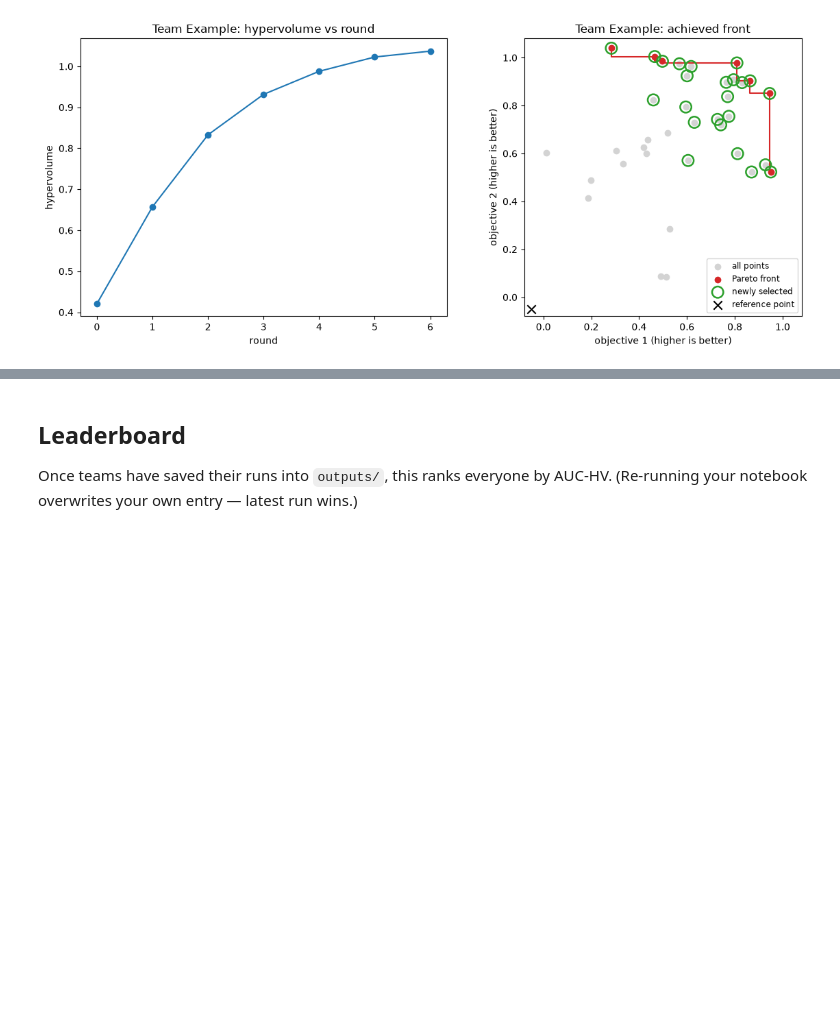
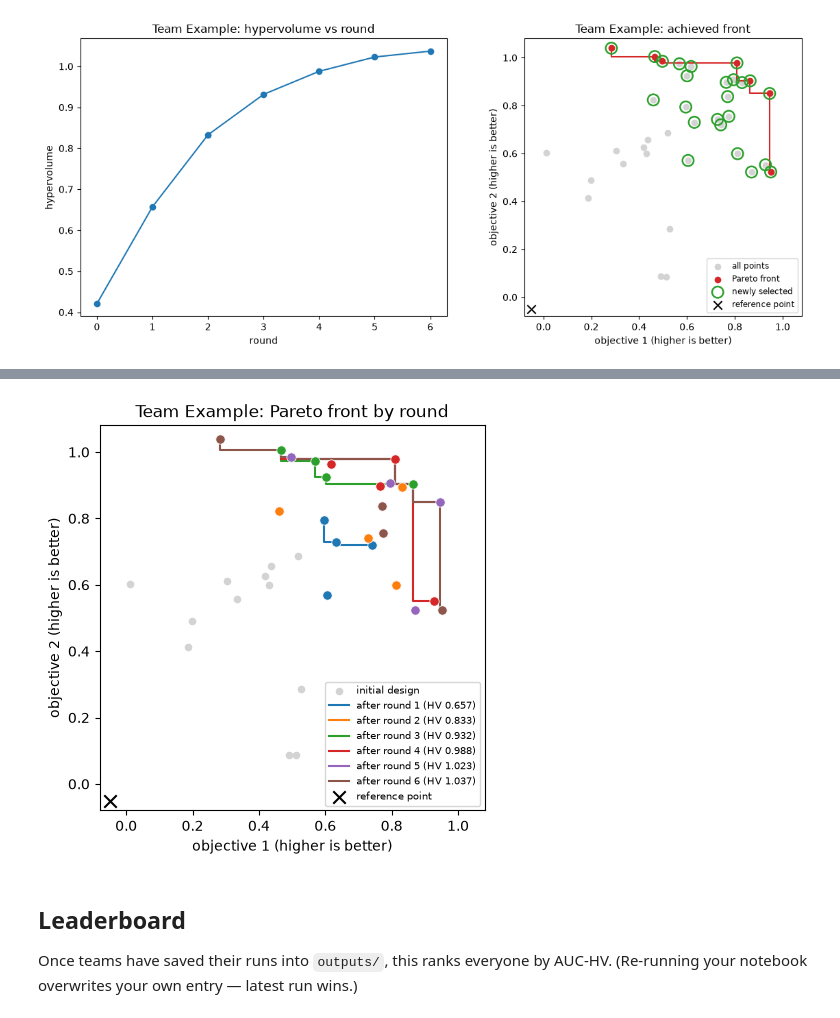
Before and after one commit to jiwoncpark/multi-objective-reasoning-lab, a Jupyter notebook: notebooks/03_competition.ipynb, the cells around one changed output, grey strips where cells are left out. Drawn from its saved outputs; the diff is of its cells as text; code cells hidden in the pictures; blank space fills up the shorter version.

```diff
--- a/notebooks/03_competition.ipynb
+++ b/notebooks/03_competition.ipynb
@@ -161,3 +168,7 @@ fig.tight_layout();
+# %%
+campaign.plot_fronts_by_round();
+# %% [output]
+[figure, added]
 # %% [markdown]
 ## Leaderboard
 
```
Also changed, not shown: parts of 1 cell of this notebook, 5 other files.
